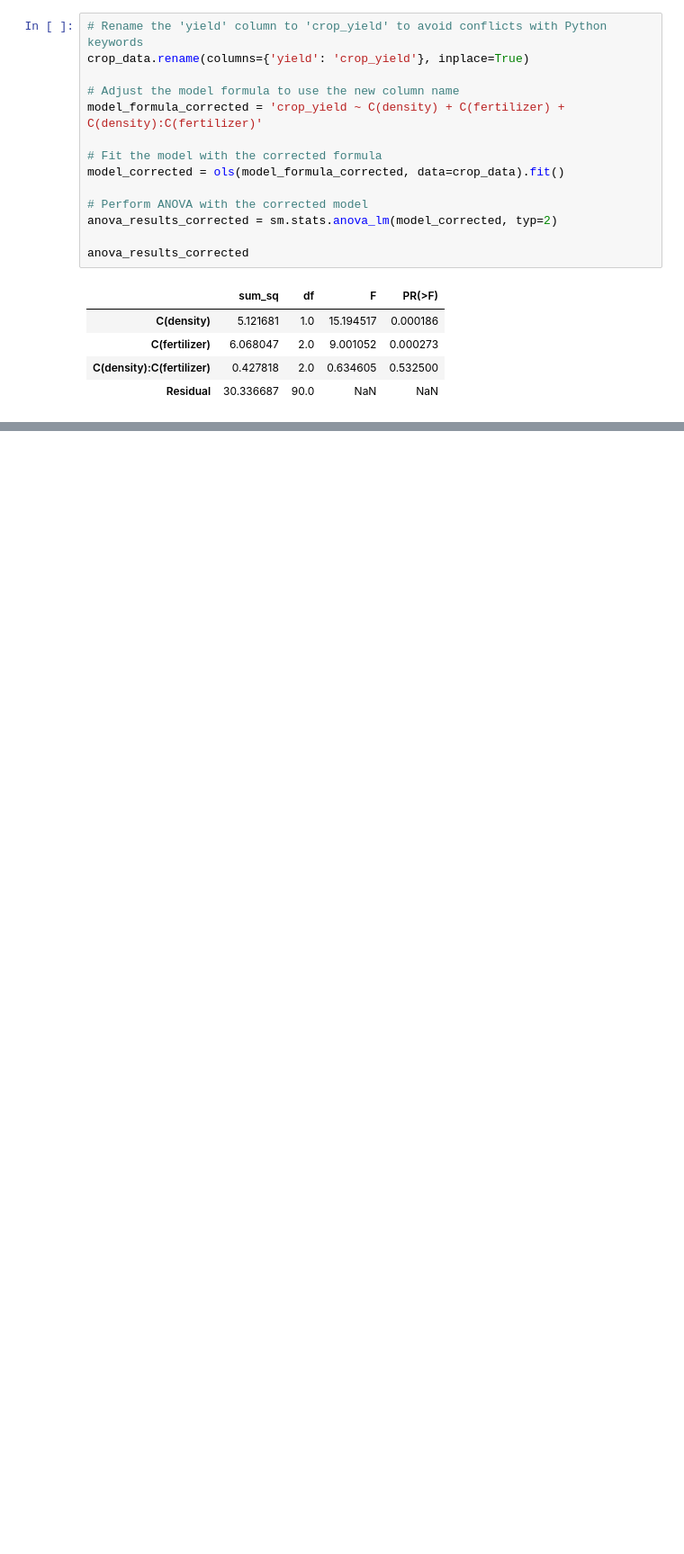
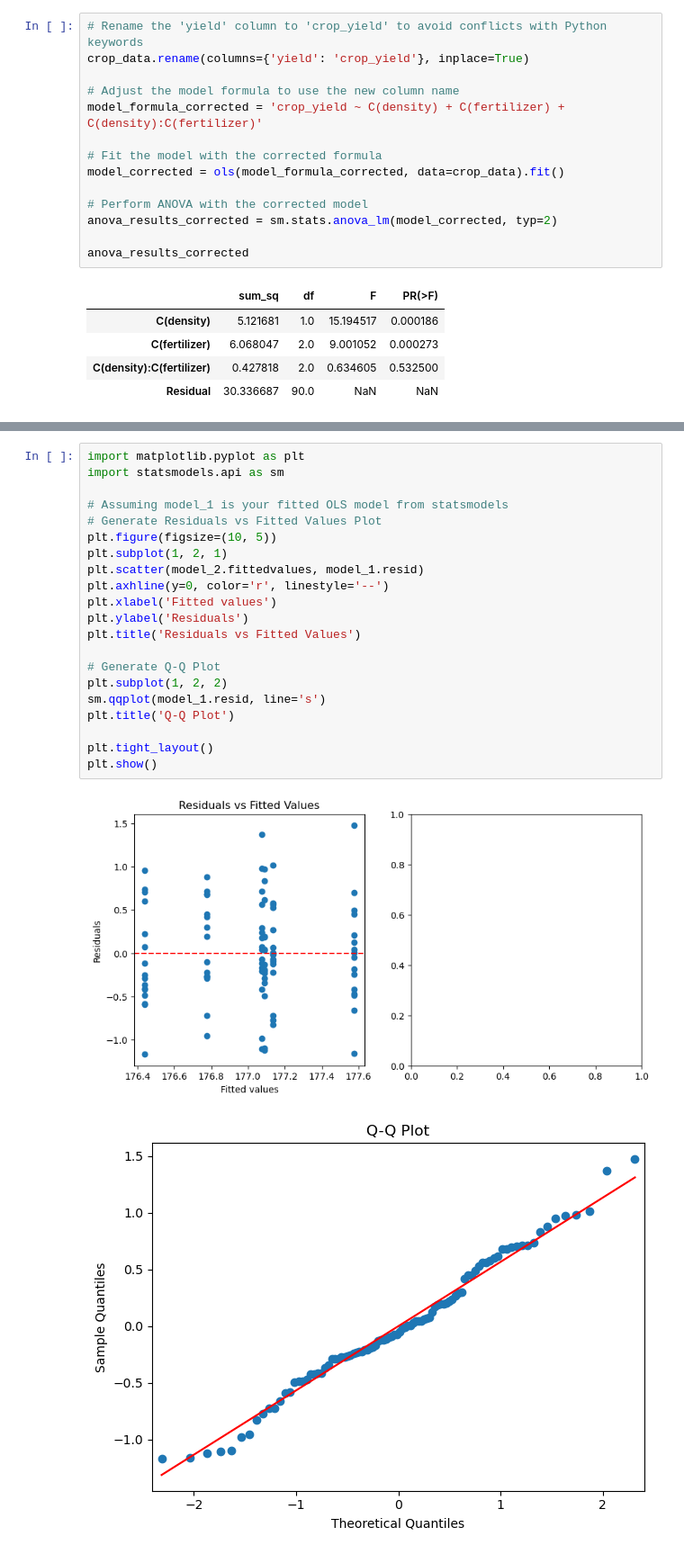
Before and after one commit to DiogoRibeiro7/Medium-Blog, a Jupyter notebook: anova_analysis/anova_analysis.ipynb, the cells around one changed output, grey strips where cells are left out. Shown at 90% size. Drawn from its saved outputs; the diff is of its cells as text; blank space fills up the shorter version.

```diff
--- a/anova_analysis/anova_analysis.ipynb
+++ b/anova_analysis/anova_analysis.ipynb
@@ -40,0 +197,24 @@ anova_results_corrected
+# %%
+import matplotlib.pyplot as plt
+import statsmodels.api as sm
+
+# Assuming model_1 is your fitted OLS model from statsmodels
+# Generate Residuals vs Fitted Values Plot
+plt.figure(figsize=(10, 5))
+plt.subplot(1, 2, 1)
+plt.scatter(model_2.fittedvalues, model_1.resid)
+plt.axhline(y=0, color='r', linestyle='--')
+plt.xlabel('Fitted values')
+plt.ylabel('Residuals')
+plt.title('Residuals vs Fitted Values')
+
+# Generate Q-Q Plot
+plt.subplot(1, 2, 2)
+sm.qqplot(model_1.resid, line='s')
+plt.title('Q-Q Plot')
+
+plt.tight_layout()
+plt.show()
+# %% [output]
+[figure, added]
+[figure, added]
```
Also changed, not shown: parts of 24 cells of this notebook, 6 other files.
